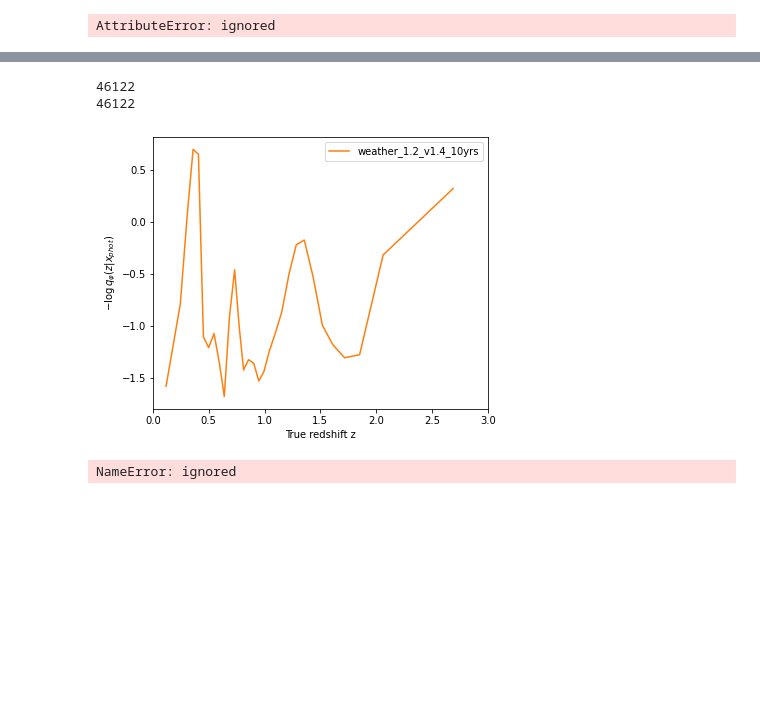
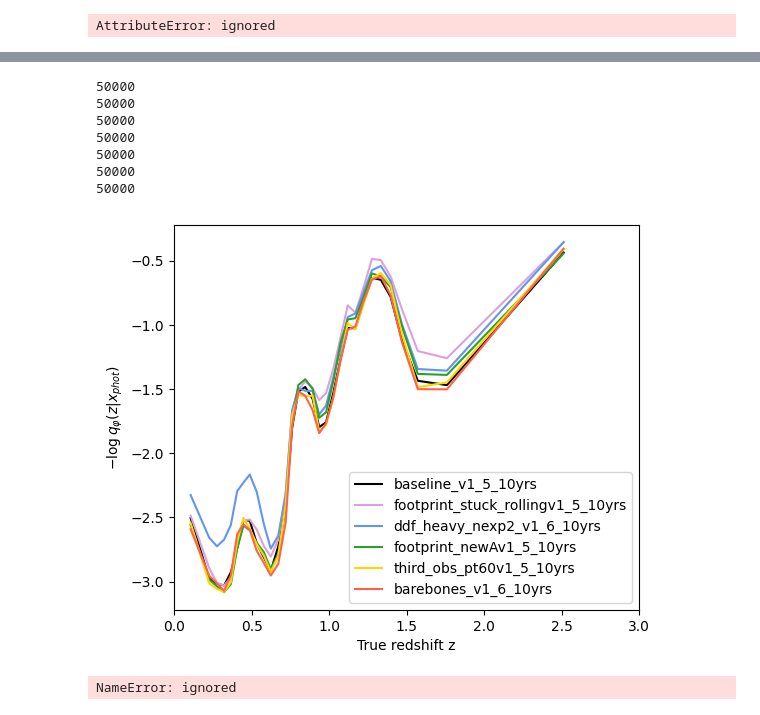
Before and after one commit to bscot/TheLastMetric, a Jupyter notebook: Example_TLM.ipynb, the cells around one changed output, grey strips where cells are left out. Saved outputs shown, nothing was run; the diff lists cells and outputs as text; code cells hidden in the pictures; blank space fills up the shorter version.

Commit message:
reproducing figures from FigureTLMvsRedshift

```diff
--- a/Example_TLM.ipynb
+++ b/Example_TLM.ipynb
@@ -62,5 +59,5 @@ data_dir = '/content/drive/MyDrive/Research/RubinPz/TLMdata/'
 # %%
-all_readme = open(os.path.join(data_dir,'readme.txt')).read().split('\n')
+all_readme = open(os.path.join(input_data_dir,'readme.txt')).read().split('\n')
 in_metadata = []
 
 colors = ["k", "plum", "cornflowerblue", "#2ca02c", "gold", "tomato"]
@@ -122,14 +137,14 @@ names
 phot_cats, z_cats = {}, {}
 
 for name, which_os in zip(names, available_os):
-  test_cat = Table.read(data_dir+'run_'+which_os+'/test.cat', format='ascii')
+  test_cat = Table.read(input_data_dir+'run_'+which_os+'/test.cat', format='ascii')
 
 
-  z_cat = Table.read(data_dir+'run_'+which_os+'/zphot.cat',
+  z_cat = Table.read(input_data_dir+'run_'+which_os+'/zphot.cat',
                        format='ascii',
                        names=names_z)
 
-  phot_cat = Table.read(data_dir+'run_'+which_os+'/test.cat',
+  phot_cat = Table.read(input_data_dir+'run_'+which_os+'/test.cat',
                        format='ascii',
                        names=names_phot)
   phot_cat = Table.from_pandas(phot_cat.to_pandas().dropna())
@@ -389,7 +436,7 @@ SyntaxError: ignored
 # %%
 flows = {}
-for os in available_os:
-  flows[os] = [FlowEnsemble(file=f"pzflow_ensemble_for_{os}.pkl" )]
+for which_os in available_os:
+  flows[which_os] = [FlowEnsemble(file=f"pzflow_ensemble_for_{which_os}.pkl" )]
 
 # just_tav = {}
 # for os in available_os:
@@ -406,5 +453,5 @@ flows
 # %%
 all_logp = {}
 for which_os in available_os:
-  all_logp[which_os] = np.stack([f.log_prob(phot_cats[which_os].to_pandas())
+  all_logp[which_os] = np.stack([f.log_prob(phot_cats[which_os].to_pandas(), returnEnsemble=True)
                                  for f in flows[which_os] ], axis=0)
@@ -505,38 +572,44 @@ Text(0.5, 0, 'ת')
 #   all_logp[which_os] = np.stack([f.log_prob(phot_cats[which_os].to_pandas())
 #                                  for f in flows[which_os] ], axis=0)
 
 from scipy import stats
 n=32
 b = stats.mstats.mquantiles(z_cats_no_nan[which_os]['z_true'], np.linspace(0,1,n, endpoint=True))
 print(len(z_cats_no_nan[which_os]['z_true']))
 
 mis = {}
 
 for which_os in available_os:
   inds = np.digitize(z_cats_no_nan[which_os]['z_true'], b) -1
 
   print(len(inds))
 
 
   res = np.zeros(n-1)
   for i in range(n-1):
-    res[i] = np.mean( np.mean((all_logp[which_os].flatten()[inds == i])))
+    # res[i] = np.mean( np.mean((all_logp[which_os].flatten()[inds == i])))
+    res[i] = np.mean( np.mean([(all_logp[which_os].T[j].flatten()[inds == i]) for j in range(10)]))
 
   mis[which_os] = res
 
 b_centers = 0.5*(b[1:] + b[:-1])
 
 plt.figure(figsize=(6,5))
 for which_os in available_os:
-  plt.plot(b_centers, - mis[which_os], label=which_os, color=os_colors[which_os])
+  plt.plot(b_centers, - mis[which_os], label=os_names[which_os], color=os_colors[which_os])
 plt.legend()
 plt.ylabel(r'$- \log q_{\varphi} (z | x_{phot})$')
 plt.xlabel('True redshift z')
 plt.xlim(0,3);
 # %% [output]
-46122
-46122
+50000
+50000
+50000
+50000
+50000
+50000
+50000
-[figure, old version]
+[figure, new version]
 # %%
 z_cats['baseline_v1.4_10yrs'].to_pandas().dropna()
 # %% [output]
```
Also changed, not shown: parts of 17 cells of this notebook.
